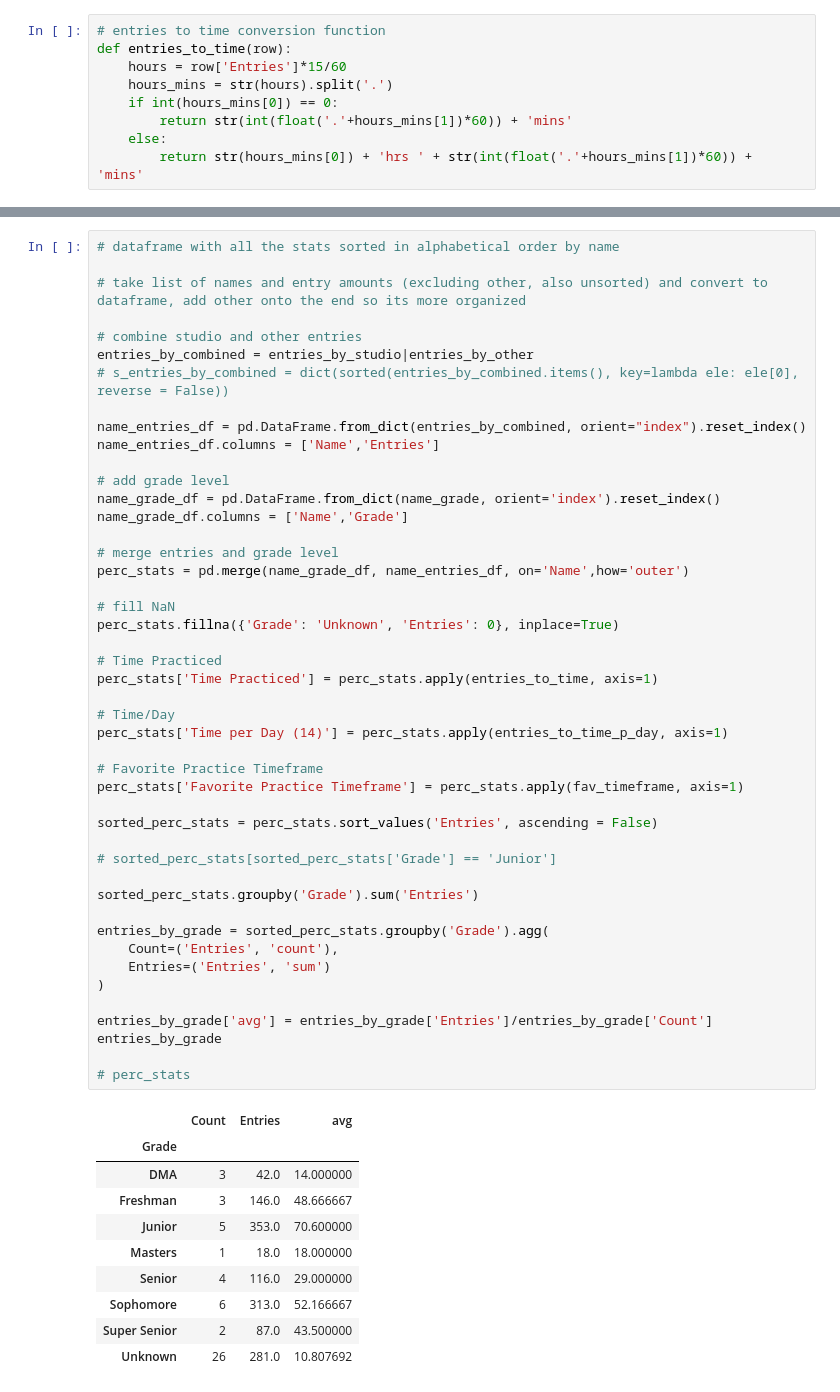
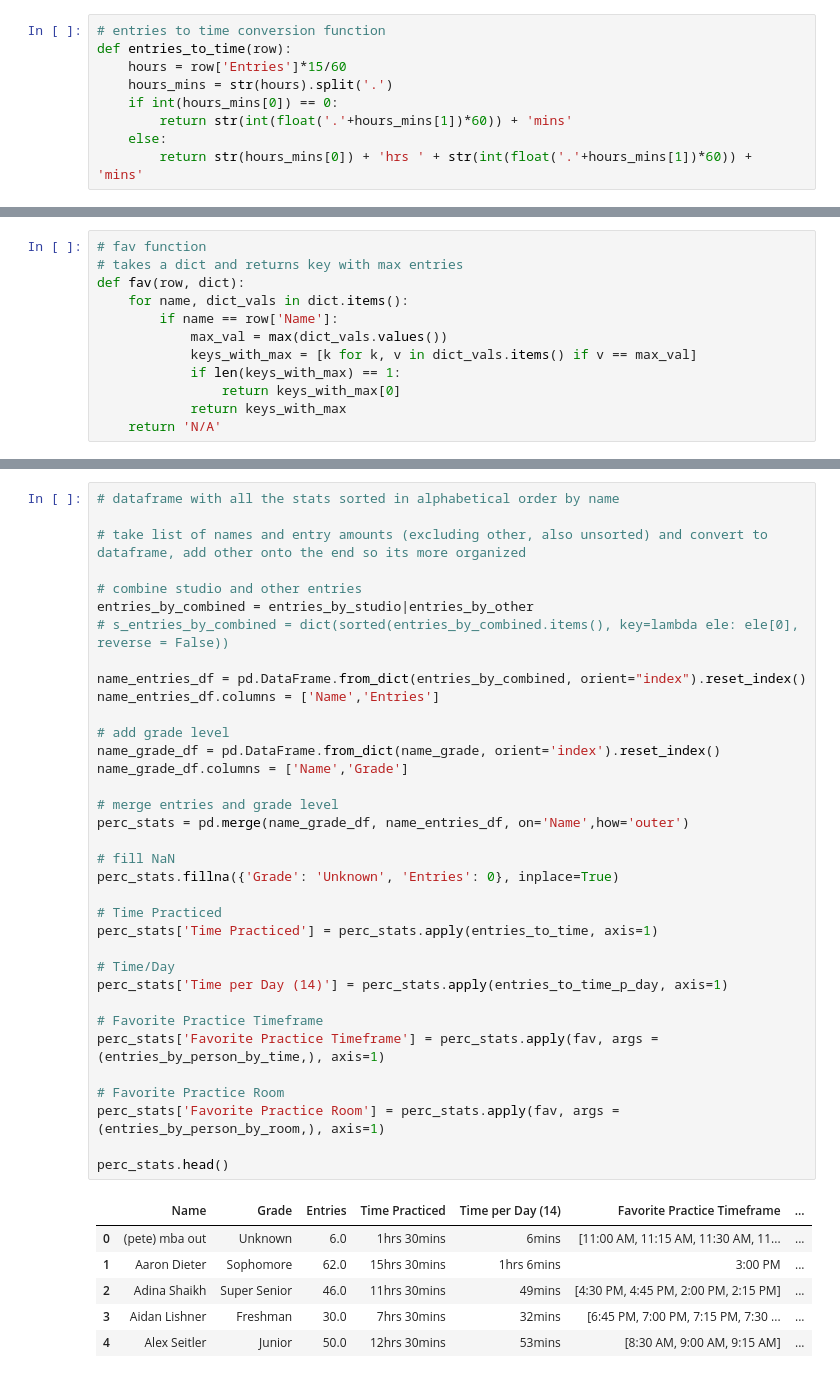
Before and after one commit to amdieter/practice-room-data, a Jupyter notebook: Practice Log.ipynb, the cells around one changed output, grey strips where cells are left out. Cells and saved outputs as stored; diff of their text form.

```diff
--- a/Practice Log.ipynb
+++ b/Practice Log.ipynb
@@ -405,6 +269,18 @@ def entries_to_time_p_day(row):
         return str(int(float('.'+hours_mins[1])*60)) + 'mins'
     else:
         return str(hours_mins[0]) + 'hrs ' + str(int(float('.'+hours_mins[1])*60)) + 'mins'
+# %%
+# fav function
+# takes a dict and returns key with max entries
+def fav(row, dict):
+    for name, dict_vals in dict.items():
+        if name == row['Name']:
+            max_val = max(dict_vals.values())
+            keys_with_max = [k for k, v in dict_vals.items() if v == max_val]
+            if len(keys_with_max) == 1:
+                return keys_with_max[0]
+            return keys_with_max
+    return 'N/A'
 # %%
 # fav timeframe function
 def fav_timeframe(row):
@@ -417,55 +308,40 @@ def fav_timeframe(row):
 
 # take list of names and entry amounts (excluding other, also unsorted) and convert to dataframe, add other onto the end so its more organized
 
 # combine studio and other entries
 entries_by_combined = entries_by_studio|entries_by_other
 # s_entries_by_combined = dict(sorted(entries_by_combined.items(), key=lambda ele: ele[0], reverse = False))
 
 name_entries_df = pd.DataFrame.from_dict(entries_by_combined, orient="index").reset_index()
 name_entries_df.columns = ['Name','Entries']
 
 # add grade level
 name_grade_df = pd.DataFrame.from_dict(name_grade, orient='index').reset_index()
 name_grade_df.columns = ['Name','Grade']
 
 # merge entries and grade level
 perc_stats = pd.merge(name_grade_df, name_entries_df, on='Name',how='outer')
 
 # fill NaN
 perc_stats.fillna({'Grade': 'Unknown', 'Entries': 0}, inplace=True)
 
 # Time Practiced
 perc_stats['Time Practiced'] = perc_stats.apply(entries_to_time, axis=1)
 
 # Time/Day
 perc_stats['Time per Day (14)'] = perc_stats.apply(entries_to_time_p_day, axis=1)
 
 # Favorite Practice Timeframe
-perc_stats['Favorite Practice Timeframe'] = perc_stats.apply(fav_timeframe, axis=1)
+perc_stats['Favorite Practice Timeframe'] = perc_stats.apply(fav, args = (entries_by_person_by_time,), axis=1)
 
-sorted_perc_stats = perc_stats.sort_values('Entries', ascending = False)
+# Favorite Practice Room
+perc_stats['Favorite Practice Room'] = perc_stats.apply(fav, args = (entries_by_person_by_room,), axis=1)
 
-# sorted_perc_stats[sorted_perc_stats['Grade'] == 'Junior']
-
-sorted_perc_stats.groupby('Grade').sum('Entries')
-
-entries_by_grade = sorted_perc_stats.groupby('Grade').agg(
-    Count=('Entries', 'count'),
-    Entries=('Entries', 'sum')
-)
-
-entries_by_grade['avg'] = entries_by_grade['Entries']/entries_by_grade['Count']
-entries_by_grade
-
-# perc_stats
+perc_stats.head()
 # %% [output]
-|  | Count | Entries | avg |
-| Grade |  |  |  |
-| DMA | 3 | 42.0 | 14.000000 |
-| Freshman | 3 | 146.0 | 48.666667 |
-| Junior | 5 | 353.0 | 70.600000 |
-| Masters | 1 | 18.0 | 18.000000 |
-| Senior | 4 | 116.0 | 29.000000 |
-| Sophomore | 6 | 313.0 | 52.166667 |
-| Super Senior | 2 | 87.0 | 43.500000 |
-| Unknown | 26 | 281.0 | 10.807692 |
+|  | Name | Grade | Entries | Time Practiced | Time per Day (14) | Favorite Practice Timeframe | ... |
+| 0 | (pete) mba out | Unknown | 6.0 | 1hrs 30mins | 6mins | [11:00 AM, 11:15 AM, 11:30 AM, 11... | ... |
+| 1 | Aaron Dieter | Sophomore | 62.0 | 15hrs 30mins | 1hrs 6mins | 3:00 PM | ... |
+| 2 | Adina Shaikh | Super Senior | 46.0 | 11hrs 30mins | 49mins | [4:30 PM, 4:45 PM, 2:00 PM, 2:15 PM] | ... |
+| 3 | Aidan Lishner | Freshman | 30.0 | 7hrs 30mins | 32mins | [6:45 PM, 7:00 PM, 7:15 PM, 7:30 ... | ... |
+| 4 | Alex Seitler | Junior | 50.0 | 12hrs 30mins | 53mins | [8:30 AM, 9:00 AM, 9:15 AM] | ... |
```
Also changed, not shown: parts of 12 cells of this notebook.
